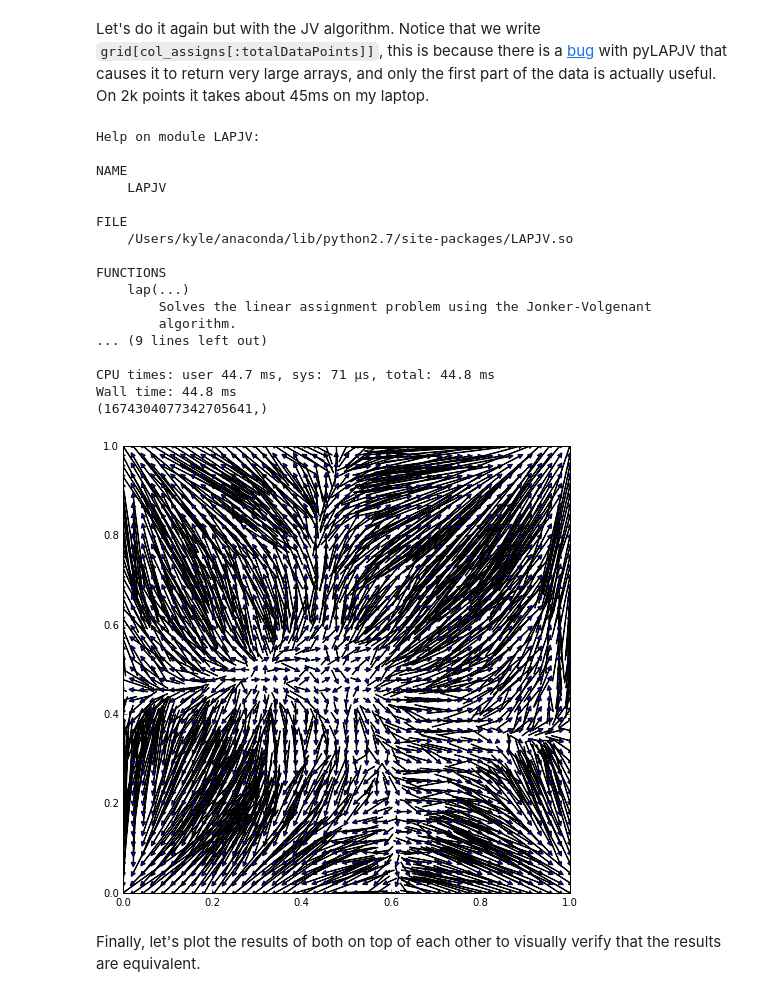
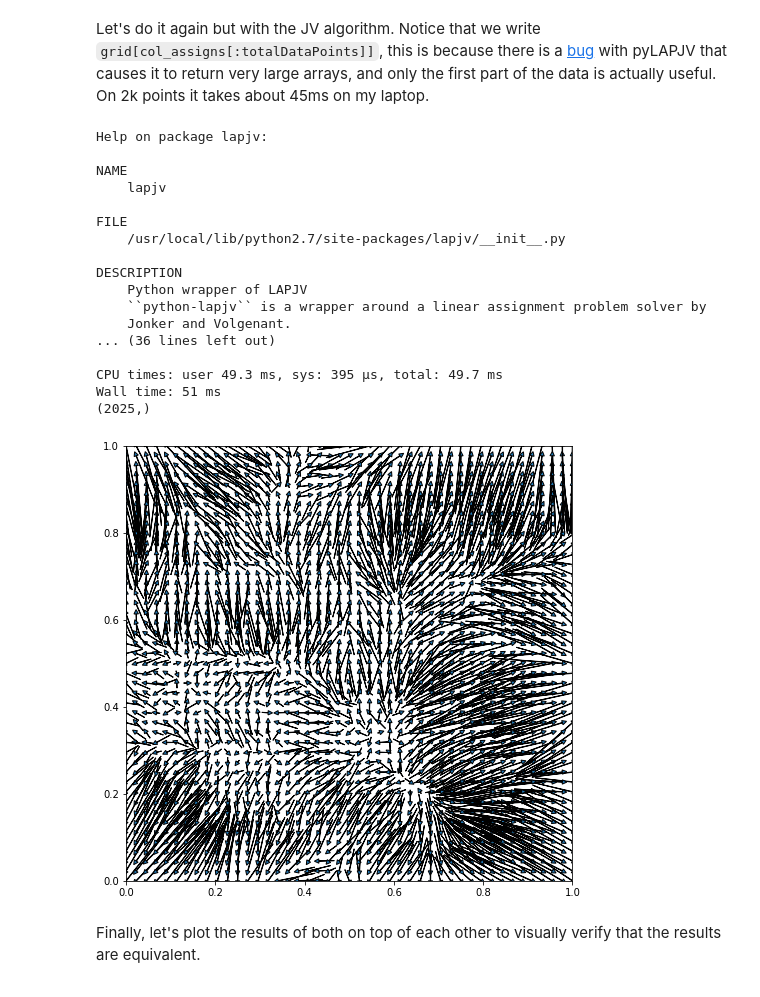
Before and after one commit to kylemcdonald/CloudToGrid, a Jupyter notebook: CloudToGrid.ipynb, the cells around one changed output. Drawn from its saved outputs; the diff is of its cells as text; code cells hidden in the pictures.

Commit message:
switched CloutToGrid from pyLAPJV to lapjv by @gatagat

```diff
--- a/CloudToGrid.ipynb
+++ b/CloudToGrid.ipynb
@@ -104,35 +104,35 @@ Wall time: 5.79 s
 # %% [markdown]
 Let's do it again but with the JV algorithm. Notice that we write `grid[col_assigns[:totalDataPoints]]`, this is because there is a [bug](https://github.com/hrldcpr/pyLAPJV/issues/1) with pyLAPJV that causes it to return very large arrays, and only the first part of the data is actually useful. On 2k points it takes about 45ms on my laptop.
 # %%
-help('LAPJV')
-import LAPJV
-%time min_cost,row_assigns,col_assigns,row_dual_vars,col_dual_vars = LAPJV.lap(cost)
+help('lapjv')
+import lapjv
+%time min_cost, row_assigns, col_assigns = lapjv.lapjv(cost)
 grid_jv = grid[col_assigns[:totalDataPoints]]
 print col_assigns.shape
 plt.figure(figsize=(8, 8))
 for start, end in zip(data2d, grid_jv):
     plt.arrow(start[0], start[1], end[0] - start[0], end[1] - start[1],
               head_length=0.01, head_width=0.01)
 plt.show()
 # %% [output]
-Help on module LAPJV:
+Help on package lapjv:
 
 NAME
-    LAPJV
+    lapjv
 
 FILE
-    /Users/kyle/anaconda/lib/python2.7/site-packages/LAPJV.so
+    /usr/local/lib/python2.7/site-packages/lapjv/__init__.py
 
-FUNCTIONS
-    lap(...)
-        Solves the linear assignment problem using the Jonker-Volgenant
-        algorithm.
-... (9 lines left out)
+DESCRIPTION
+    Python wrapper of LAPJV
+    ``python-lapjv`` is a wrapper around a linear assignment problem solver by
+    Jonker and Volgenant.
+... (36 lines left out)
 
-CPU times: user 44.7 ms, sys: 71 µs, total: 44.8 ms
-Wall time: 44.8 ms
-(1674304077342705641,)
+CPU times: user 49.3 ms, sys: 395 µs, total: 49.7 ms
+Wall time: 51 ms
+(2025,)
-[figure, old version]
+[figure, new version]
 # %% [markdown]
 Finally, let's plot the results of both on top of each other to visually verify that the results are equivalent.
 # %%
```
Also changed, not shown: parts of 7 cells of this notebook, 1 other file.
